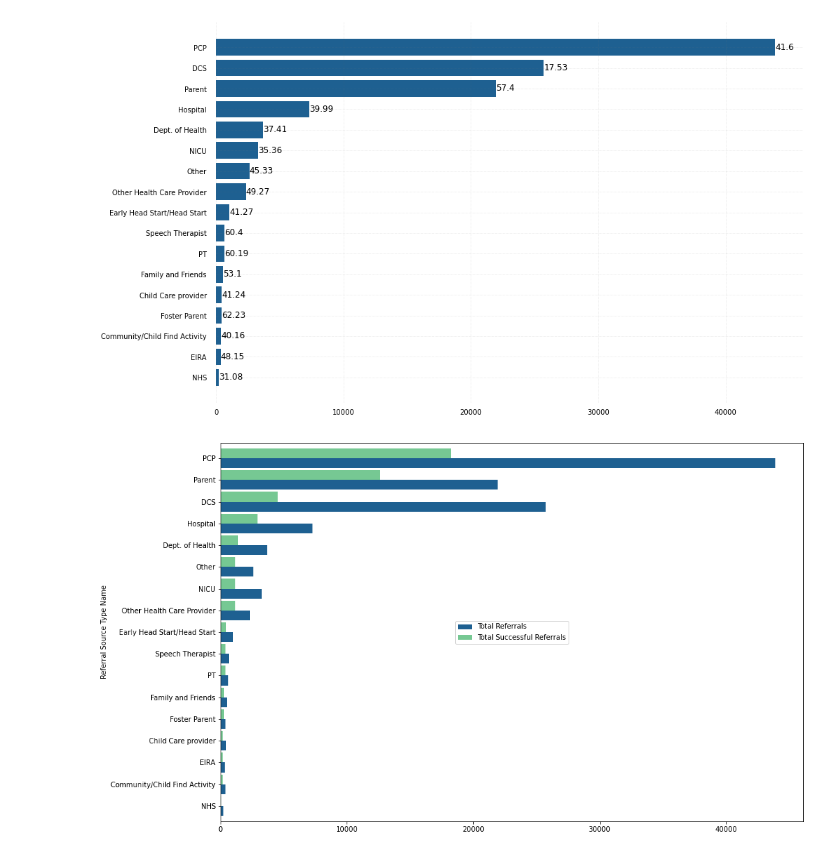
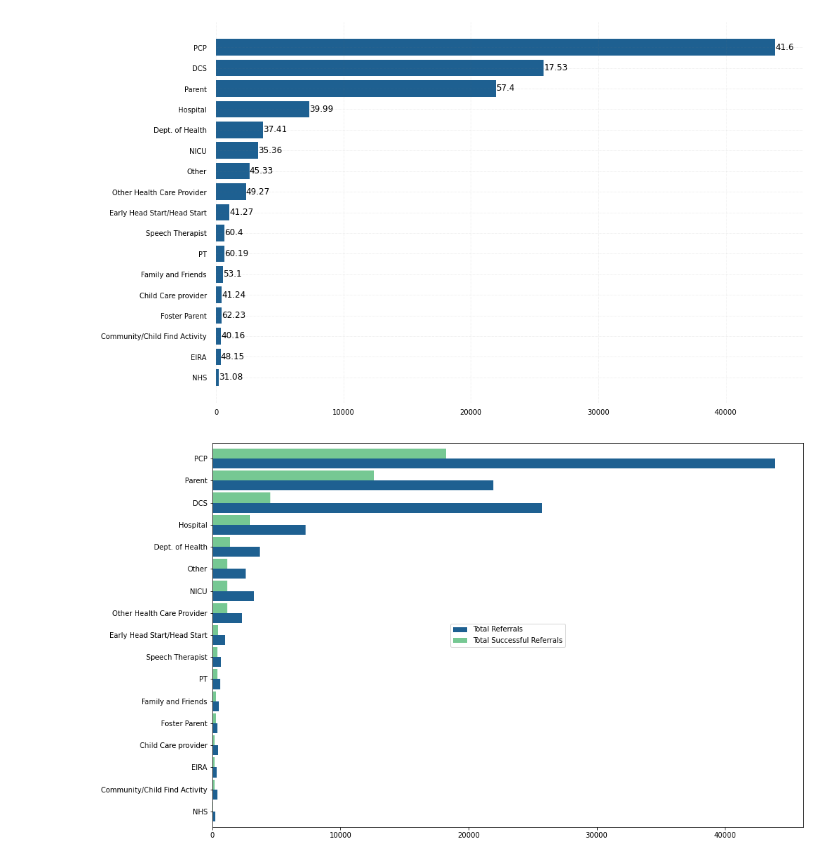
Before and after one commit to MylahKate/teis_project-scar, a Jupyter notebook: notebook/teis_q2.ipynb, the cells around one changed output. Cells and saved outputs as stored; diff of their text form; code cells hidden in the pictures.

```diff
--- a/notebook/teis_q2.ipynb
+++ b/notebook/teis_q2.ipynb
@@ -245,14 +246,16 @@ fig.savefig('../data/total_referrals_with_success_percentage_by_provider.png', d
 # %%
 tot_ref.sort_values(by = 'Total Successful Referrals').plot(x='Referral Source Type Name',
                 y = ['Total Referrals', 'Total Successful Referrals'], kind = 'barh', figsize = (15,10), width = .9, color = ['#1E6091', '#76C893'])
 #plt.text(10,6,'  Less than 100 total referrals')
+plt.ylabel(None)
+plt.legend(loc='center')
 
-plt.legend(loc='center')
+#plt.text(27000,0,'Chart does not include resources with less than 100 referrals')
 
 plt.savefig('../data/total_vs_successful.png', dpi='figure', format='png', metadata=None,
         bbox_inches='tight', pad_inches=0.1,
-        facecolor='auto', edgecolor='auto',
+        facecolor='auto', edgecolor='auto', transparent=True,
         backend=None
        )
 # %% [output]
-[figure, old version]
+[figure, new version]
```
Also changed, not shown: parts of 2 cells of this notebook, 6 other files.
